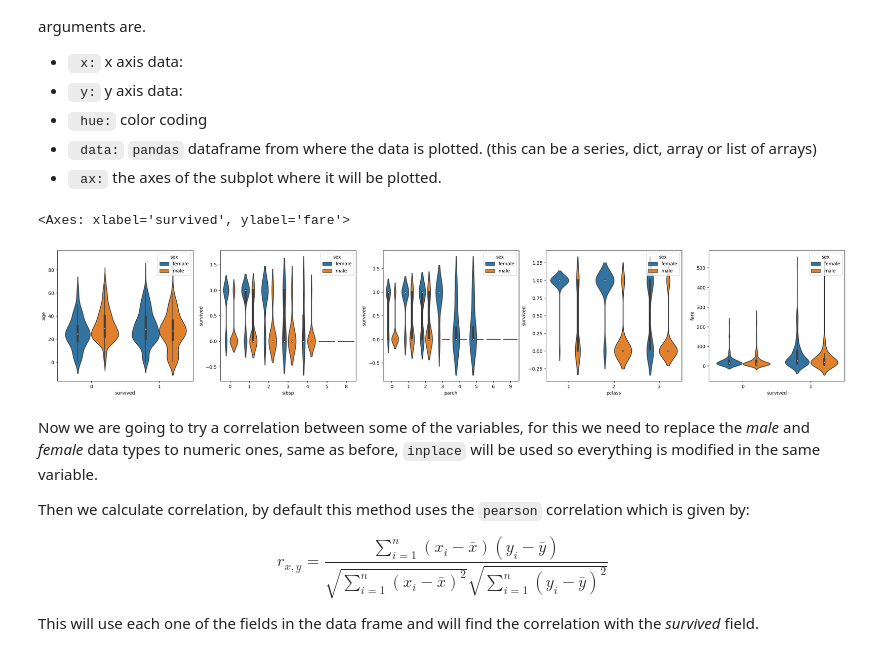
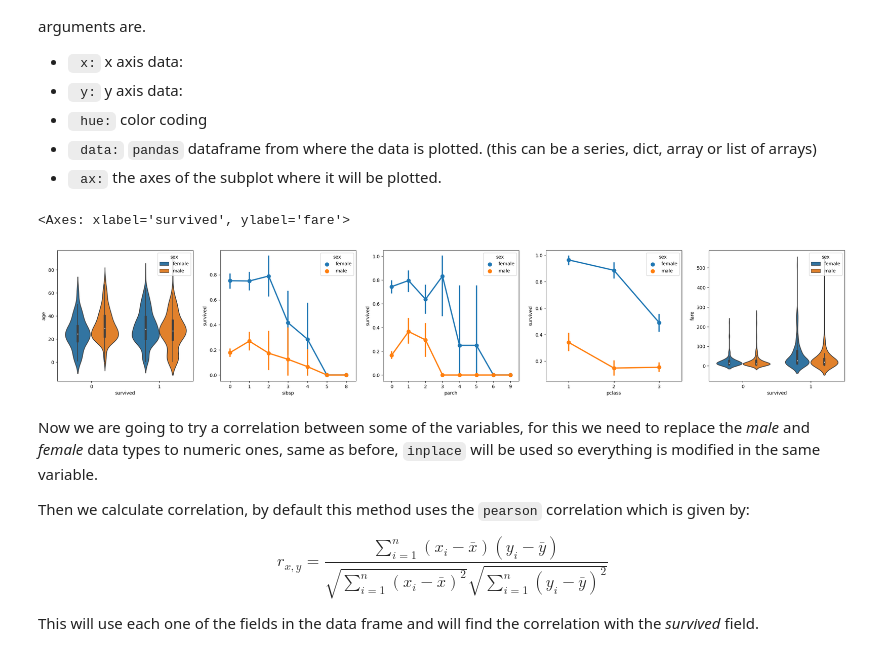
Before and after one commit to MatDiaz/Dash, a Jupyter notebook: Data Science and ML/hello_ds/hello_ds.ipynb, the cells around one changed output. Cells and saved outputs as stored; diff of their text form; code cells hidden in the pictures.

```diff
--- a/Data Science and ML/hello_ds/hello_ds.ipynb
+++ b/Data Science and ML/hello_ds/hello_ds.ipynb
@@ -33,16 +33,16 @@ Here we'll use two libraries for plotting data, in this case <code>matplotlib</c
 # %%
 import seaborn as sns
 import matplotlib.pyplot as plt
 fig, axs = plt.subplots(ncols = 5, figsize = (30, 5))
 
 sns.violinplot(x="survived", y="age", hue="sex", data=data, ax=axs[0])
-sns.violinplot(x="sibsp", y="survived", hue="sex", data=data, ax=axs[1])
-sns.violinplot(x="parch", y="survived", hue="sex", data=data, ax=axs[2])
-sns.violinplot(x="pclass", y="survived", hue="sex", data=data, ax=axs[3])
+sns.pointplot(x="sibsp", y="survived", hue="sex", data=data, ax=axs[1])
+sns.pointplot(x="parch", y="survived", hue="sex", data=data, ax=axs[2])
+sns.pointplot(x="pclass", y="survived", hue="sex", data=data, ax=axs[3])
 sns.violinplot(x="survived", y="fare", hue="sex", data=data, ax=axs[4])
 # %% [output]
 <Axes: xlabel='survived', ylabel='fare'>
-[figure, old version]
+[figure, new version]
 # %% [markdown]
 Now we are going to try a correlation between some of the variables, for this we need to replace the <var>male</var> and <var>female</var> data types to numeric ones, same as before, <code>inplace</code> will be used so everything is modified in the same variable.
 
```
Also changed, not shown: parts of 7 cells of this notebook.
